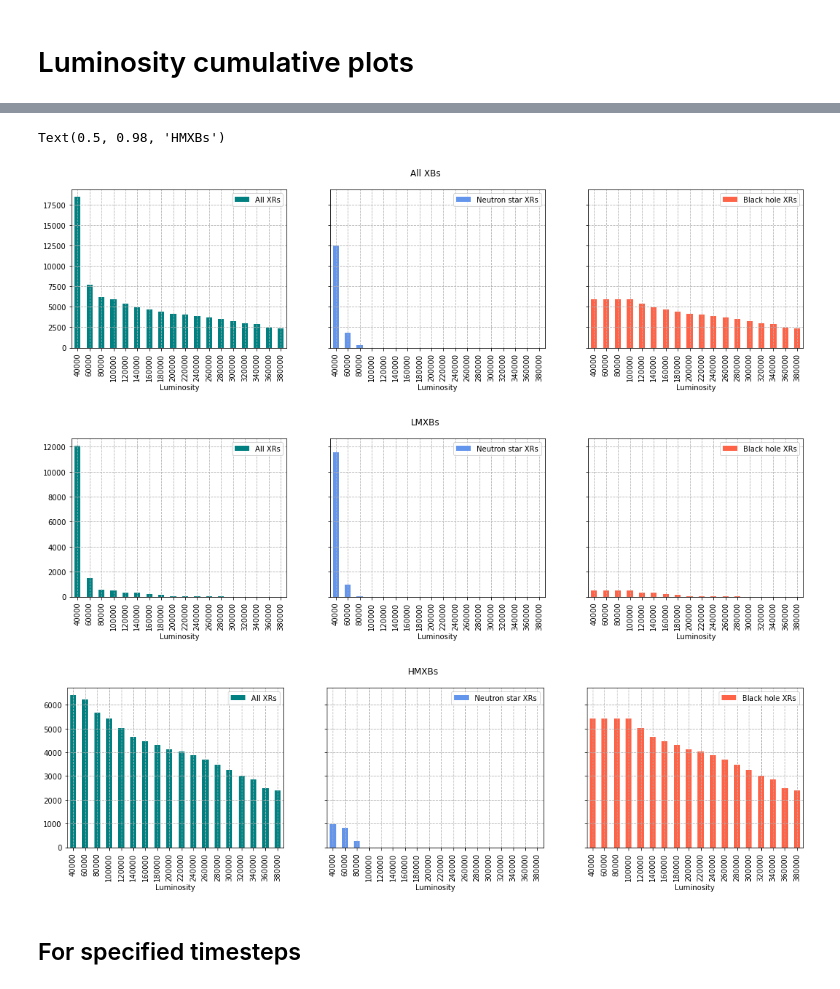
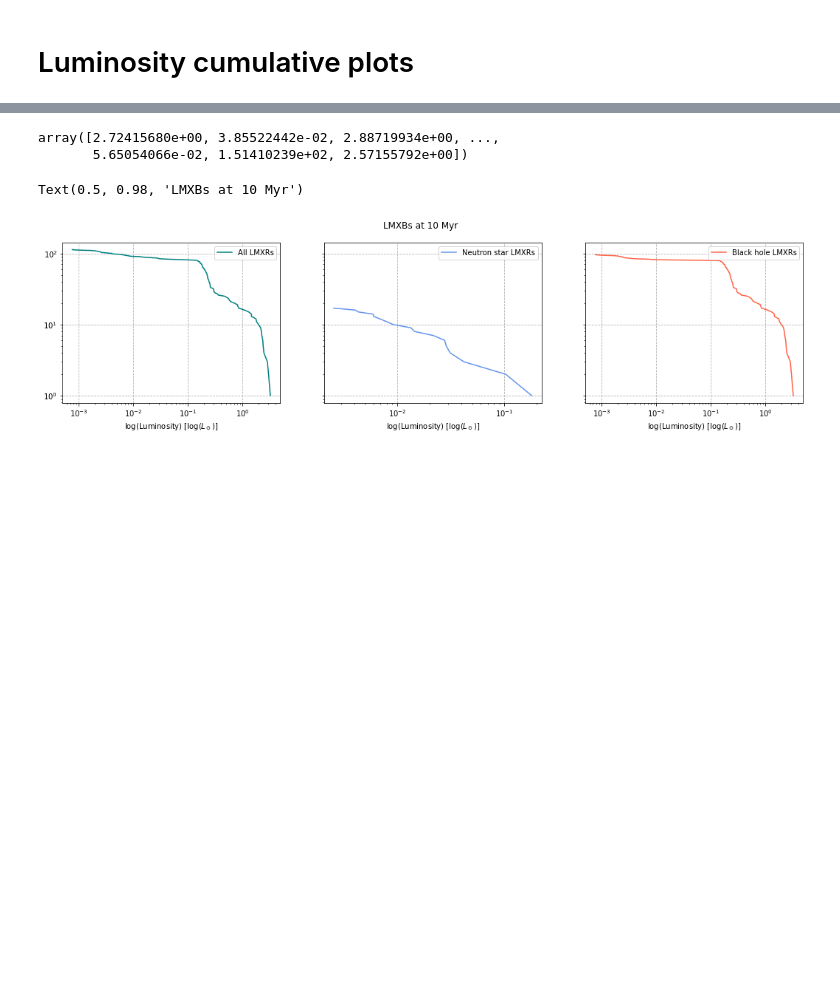
Before and after one commit to maja-jablonska/XRayLuminosity, a Jupyter notebook: X-ray luminosity.ipynb, the cells around one changed output, grey strips where cells are left out. Saved outputs shown, nothing was run; the diff lists cells and outputs as text; code cells hidden in the pictures; blank space fills up the shorter version.

Commit message:
Change the luminosity function

```diff
--- a/X-ray luminosity.ipynb
+++ b/X-ray luminosity.ipynb
@@ -101,3 +134,8 @@ def eddington_rate(ledd: np.float64,
+# %%
+BH_ETA_BOL: np.float64 = np.float64(0.8)
+BH_EPSILON: np.float64 = np.float64(0.5)
+NH_ETA_BOL: np.float64 = np.float64(0.55)
+NH_EPSILON: np.float64 = np.float64(1.)
 # %% [markdown]
 The formulas from luminosities were taken from ().
 
@@ -344,4 +409,4 @@ def process_all_files(output_files_path: str) -> Tuple[pd.DataFrame, pd.DataFram
 # %%
-lmxb, hmxb = process_all_files('COMPAS_Output/Detailed_Output');
+lmxb = process_all_files('COMPAS_Output/Detailed_Output');
 # %% [output]
 'Unable to open object (addr overflow, addr = 17496, size = 1408, eoa = 2048)' for COMPAS_Output/Detailed_Output/BSE_Detailed_Output_248868.h5
@@ -603,38 +646,56 @@ luminosity_bins = np.arange(40000, 400000, 20000)
+# %%
+luminosity_bins = lmxb['luminosity'].unique()
+luminosity_bins
+# %% [output]
+array([2.72415680e+00, 3.85522442e-02, 2.88719934e+00, ...,
+       5.65054066e-02, 1.51410239e+02, 2.57155792e+00])
 # %%
 def cumulative_luminosity(df):
     df_sorted_by_lum = df.sort_values(by='luminosity')
-    data = []
-    for lbin in luminosity_bins:
-        data.append([lbin, len(df_sorted_by_lum.loc[df_sorted_by_lum['luminosity']>=lbin].index)])
-    return pd.DataFrame(data, columns=['min_luminosity', 'binaries'])
+    luminosities = df_sorted_by_lum['luminosity'].unique()
+    number_of_systems = np.arange(len(df_sorted_by_lum.index), 0, -1)
+
+    return (luminosities, number_of_systems)
+    # data = []
+    # for lbin in luminosity_bins:
+    #     data.append([lbin, len(df_sorted_by_lum.loc[df_sorted_by_lum['luminosity']>=lbin].index)])
+    # return pd.DataFrame(data, columns=['min_luminosity', 'binaries'])
 # %%
-def plot_cumulative_luminosity(df, df_ns, df_bh):
+def plot_cumulative_luminosity(df, time):
     fig, ax = plt.subplots(1, 3, figsize=(18, 4), sharey=True)
 
-    cumulative_luminosity(df).plot.bar(x='min_luminosity', y='binaries', color='teal', ax=ax[0], label='All XRs')
+    luminosity_label: str = 'log(Luminosity) [log($L_\odot$)]'
+
+    df_at_time = df[(df['start_time']<=time) & (df['end_time']>=time)]
+    df_ns = df_at_time[df_at_time['acceptor_stellar_type']==13]
+    df_bh = df_at_time[df_at_time['acceptor_stellar_type']==14]
+
+    x, y = cumulative_luminosity(df_at_time)
+    ax[0].plot(x, y, color='teal', label='All LMXRs')
     ax[0].grid(linestyle='--')
-    ax[0].set_xlabel('Luminosity')
+    ax[0].set_xlabel(luminosity_label)
+    ax[0].legend()
+    ax[0].set_yscale('log')
+    ax[0].set_xscale('log')
 
-    cumulative_luminosity(df_ns).plot.bar(x='min_luminosity', y='binaries', color='cornflowerblue', ax=ax[1], label='Neutron star XRs')
+    x, y = cumulative_luminosity(df_ns)
+    ax[1].plot(x, y, color='cornflowerblue', label='Neutron star LMXRs')
     ax[1].grid(linestyle='--')
-    ax[1].set_xlabel('Luminosity')
+    ax[1].set_xlabel(luminosity_label)
+    ax[1].legend()
+    ax[1].set_yscale('log')
+    ax[1].set_xscale('log')
 
-    cumulative_luminosity(df_bh).plot.bar(x='min_luminosity', y='binaries', color='tomato', ax=ax[2], label='Black hole XRs')
+    x, y = cumulative_luminosity(df_bh)
+    ax[2].plot(x, y, color='tomato', label='Black hole LMXRs')
     ax[2].grid(linestyle='--')
-    ax[2].set_xlabel('Luminosity')
+    ax[2].set_xlabel(luminosity_label)
+    ax[2].legend()
+    ax[2].set_yscale('log')
+    ax[2].set_xscale('log')
 
-plot_cumulative_luminosity(xb, xb_sorted_ns, xb_sorted_bh)
-plt.suptitle('All XBs')
-
-plot_cumulative_luminosity(lmxb, lmxb_sorted_ns, lmxb_sorted_bh)
-plt.suptitle('LMXBs')
-
-plot_cumulative_luminosity(hmxb, hmxb_sorted_ns, hmxb_sorted_bh)
-plt.suptitle('HMXBs')
+plot_cumulative_luminosity(lmxb, 10.)
+plt.suptitle('LMXBs at 10 Myr')
 # %% [output]
-Text(0.5, 0.98, 'HMXBs')
+Text(0.5, 0.98, 'LMXBs at 10 Myr')
-[figure, old version]
+[figure, new version]
-[figure, removed]
-[figure, removed]
-# %% [markdown]
-## For specified timesteps
```
Also changed, not shown: parts of 44 cells of this notebook.
